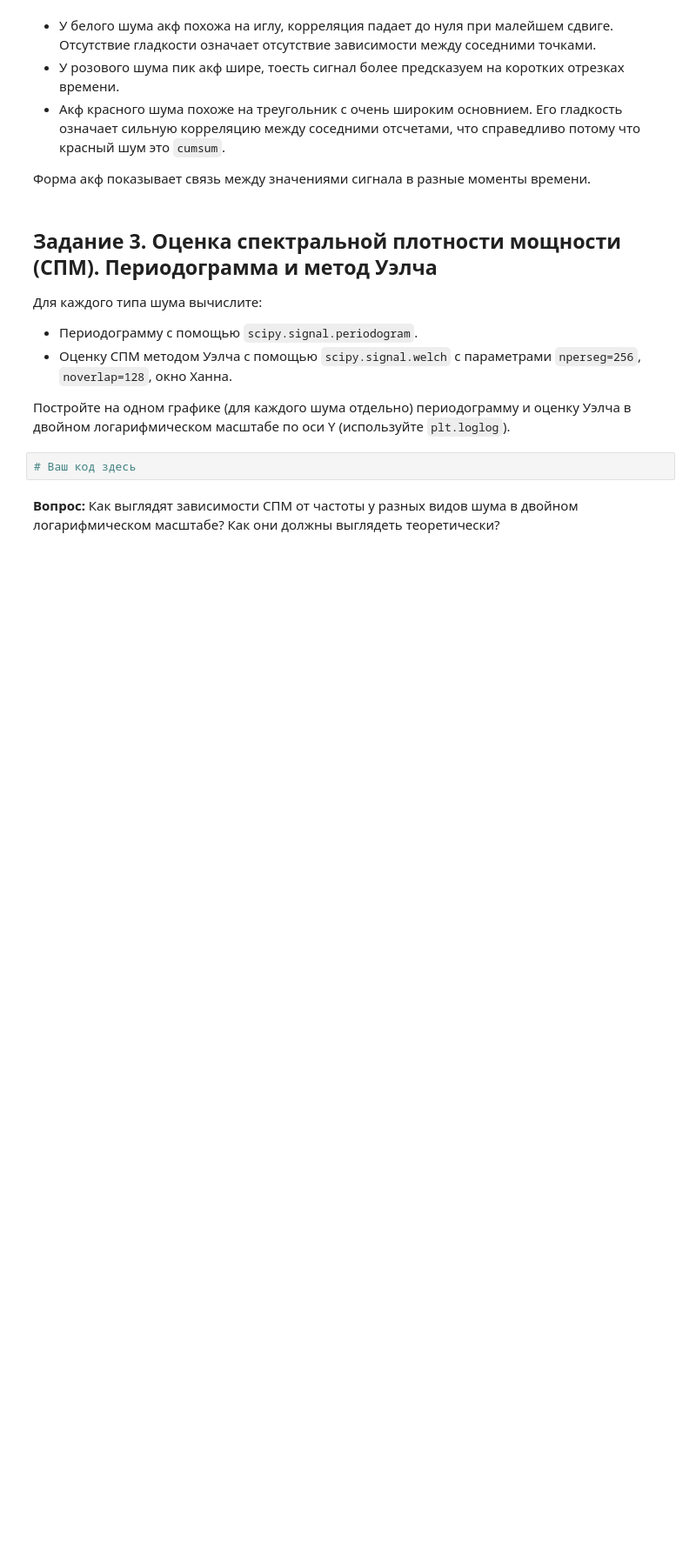
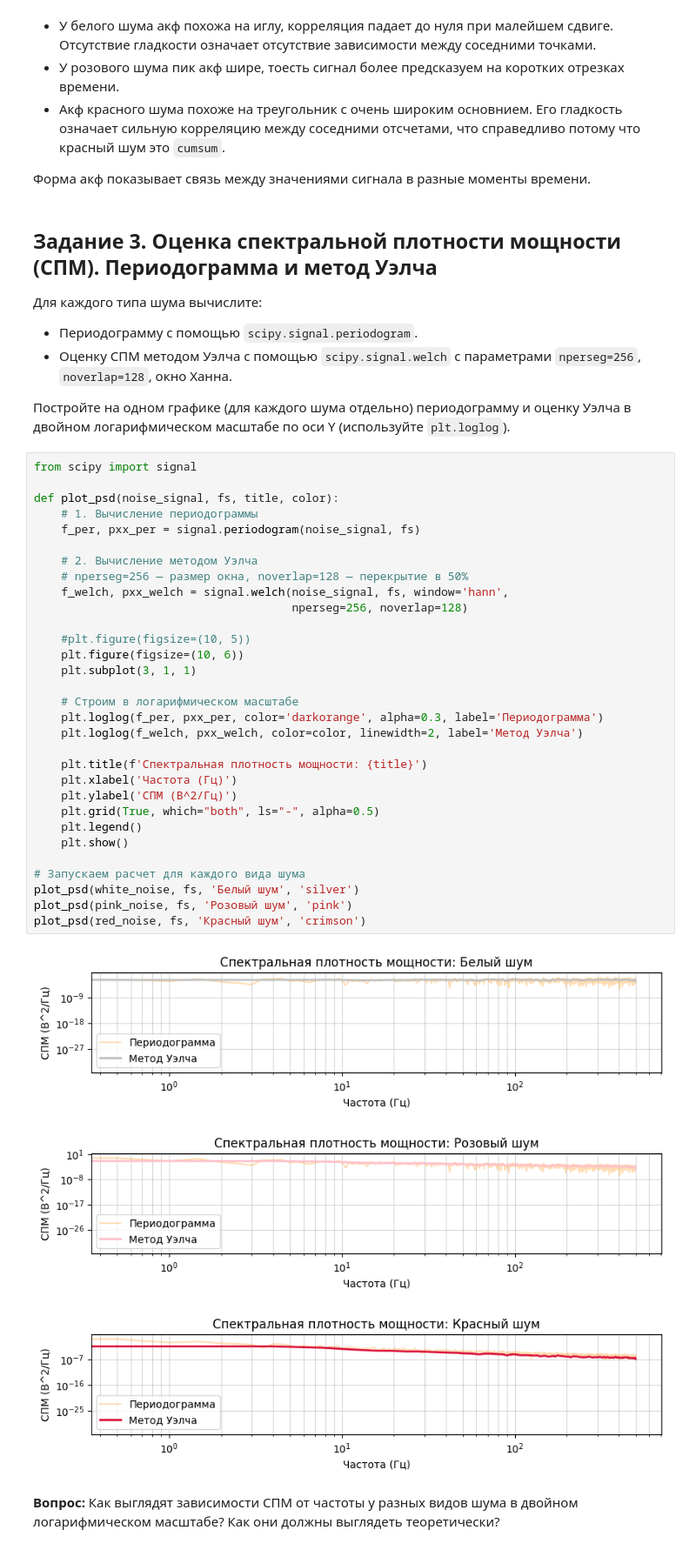
Before and after one commit to Uzema/dsp-seminars, a Jupyter notebook: seminars/4.ipynb, the cells around one changed output. Shown at 87% size. Drawn from its saved outputs; the diff is of its cells as text; blank space fills up the shorter version.

```diff
--- a/seminars/4.ipynb
+++ b/seminars/4.ipynb
@@ -136,7 +136,40 @@ plt.show()
 - Оценку СПМ методом Уэлча с помощью `scipy.signal.welch` с параметрами `nperseg=256`, `noverlap=128`, окно Ханна.
 
 Постройте на одном графике (для каждого шума отдельно) периодограмму и оценку Уэлча в двойном логарифмическом масштабе по оси Y (используйте `plt.loglog`).
-# %%
-# Ваш код здесь
+# %%
+from scipy import signal
+
+def plot_psd(noise_signal, fs, title, color):
+    # 1. Вычисление периодограммы
+    f_per, pxx_per = signal.periodogram(noise_signal, fs)
+
+    # 2. Вычисление методом Уэлча
+    # nperseg=256 — размер окна, noverlap=128 — перекрытие в 50%
+    f_welch, pxx_welch = signal.welch(noise_signal, fs, window='hann',
+                                      nperseg=256, noverlap=128)
+
+    #plt.figure(figsize=(10, 5))
+    plt.figure(figsize=(10, 6))
+    plt.subplot(3, 1, 1)
+
+    # Строим в логарифмическом масштабе
+    plt.loglog(f_per, pxx_per, color='darkorange', alpha=0.3, label='Периодограмма')
+    plt.loglog(f_welch, pxx_welch, color=color, linewidth=2, label='Метод Уэлча')
+
+    plt.title(f'Спектральная плотность мощности: {title}')
+    plt.xlabel('Частота (Гц)')
+    plt.ylabel('СПМ (В^2/Гц)')
+    plt.grid(True, which="both", ls="-", alpha=0.5)
+    plt.legend()
+    plt.show()
+
+# Запускаем расчет для каждого вида шума
+plot_psd(white_noise, fs, 'Белый шум', 'silver')
+plot_psd(pink_noise, fs, 'Розовый шум', 'pink')
+plot_psd(red_noise, fs, 'Красный шум', 'crimson')
+# %% [output]
+[figure, added]
+[figure, added]
+[figure, added]
 # %% [markdown]
 **Вопрос:** Как выглядят зависимости СПМ от частоты у разных видов шума в двойном логарифмическом масштабе? Как они должны выглядеть теоретически?
```
Also changed, not shown: parts of 1 cell of this notebook.
